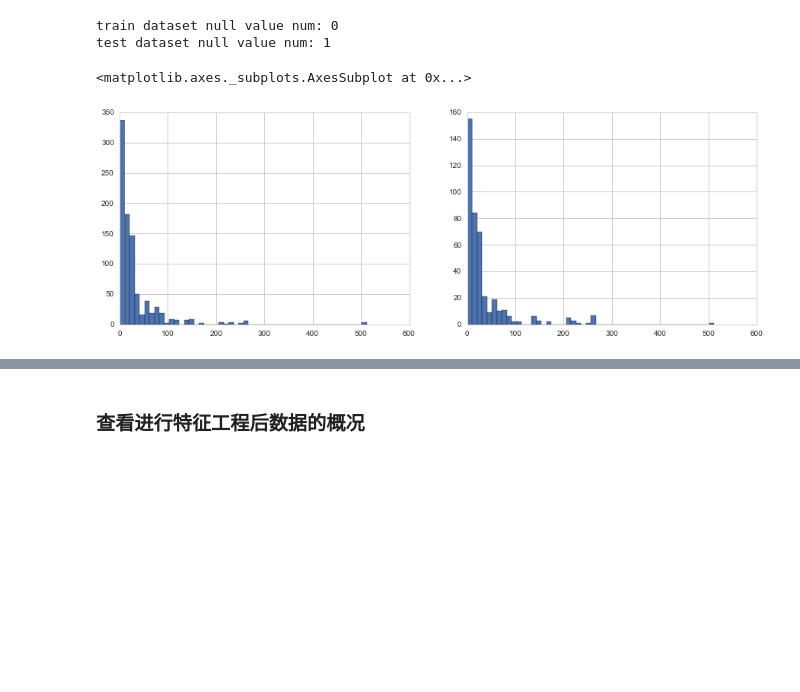
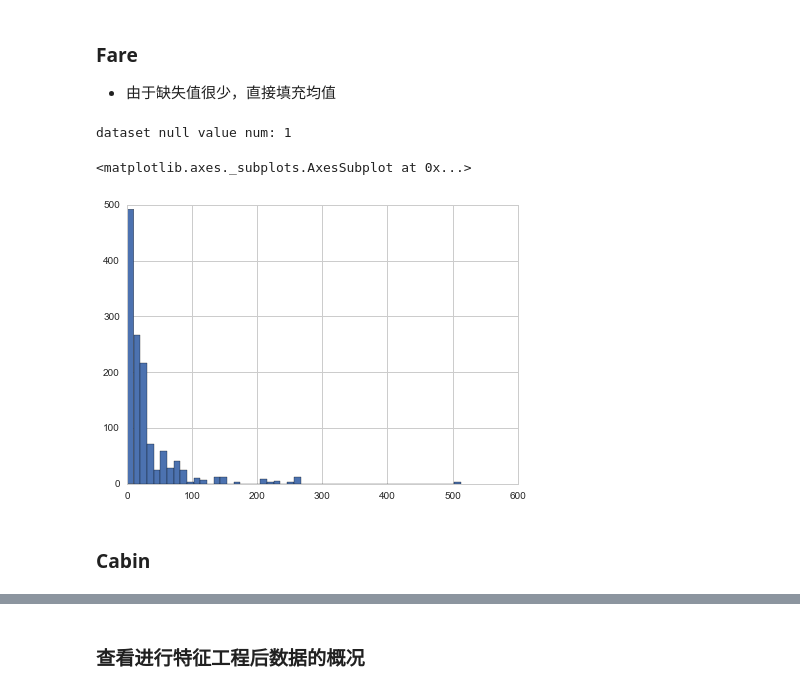
Before and after one commit to hahadsg/MyKaggle, a Jupyter notebook: titanic/solution.ipynb, the cells around one changed output, grey strips where cells are left out. Cells and saved outputs as stored; diff of their text form; code cells hidden in the pictures; blank space fills up the shorter version.

Commit message:
Titanic * 修改代码结构(train_df, test_df -> full_df) * 加入Cabin 进而获取Deck信息

```diff
--- a/titanic/solution.ipynb
+++ b/titanic/solution.ipynb
@@ -20,5 +22,6 @@ os.chdir('/Users/hahadsg/MyProjects/MyKaggle/Titanic')
 train_df = pd.read_csv('./data/train.csv')
 test_df = pd.read_csv('./data/test.csv')
 
-train_df.head()
+full_df = pd.concat([train_df, test_df], keys=['train', 'test'])
+full_df.head()
 # %% [output]
@@ -244,0 +171,21 @@ See the caveats in the documentation: http://pandas.pydata.org/pandas-docs/stabl
+# %%
+fig, ax = plt.subplots(1,2,figsize=(15,5))
+ax1.set_title('Age - original')
+ax2.set_title('Age - new')
+
+# 处理前
+full_df['Age'].hist(bins=70, ax=ax[0])
+
+# 获取均值 标准差 空值数量
+age_mean = full_df['Age'].mean()
+age_std = full_df['Age'].std()
+age_nan_cnt = full_df['Age'].isnull().sum()
+
+# 生成随机值
+age_rand = np.random.randint(age_mean - age_std, age_mean + age_std, size=age_nan_cnt)
+
+# 填补
+full_df.loc[full_df['Age'].isnull(), 'Age'] = age_rand
+
+# 处理后
+full_df['Age'].hist(bins=70, ax=ax[1])
@@ -245,18 +195,18 @@ See the caveats in the documentation: http://pandas.pydata.org/pandas-docs/stabl
+# %% [markdown]
+### Fare
+* 由于缺失值很少，直接填充均值
 # %%
-# Fare
-# 处理：由于缺失值很少，直接填充均值
-print('train dataset null value num:', train_df['Fare'].isnull().sum()) # output: 0
-print('test dataset null value num:', test_df['Fare'].isnull().sum()) # output: 1
+# 由于缺失值很少，直接填充均值
+print('dataset null value num:', full_df['Fare'].isnull().sum()) # output: 1
 
 # 填充均值
-train_df['Fare'].fillna( train_df['Fare'].mean(), inplace=True )
-test_df['Fare'].fillna( test_df['Fare'].mean(), inplace=True )
+full_df['Fare'].fillna( full_df['Fare'].mean(), inplace=True )
 
-fig, (ax1, ax2) = plt.subplots(1,2,figsize=(15,5))
-train_df['Fare'].hist(bins=50, ax=ax1)
-test_df['Fare'].hist(bins=50, ax=ax2)
+fig, ax = plt.subplots(1,1,figsize=(7,5))
+full_df['Fare'].hist(bins=50, ax=ax)
 # %% [output]
-train dataset null value num: 0
-test dataset null value num: 1
+dataset null value num: 1
 <matplotlib.axes._subplots.AxesSubplot at 0x...>
-[figure, old version]
+[figure, new version]
+# %% [markdown]
+### Cabin
```
Also changed, not shown: parts of 30 cells of this notebook, 1 other file.
